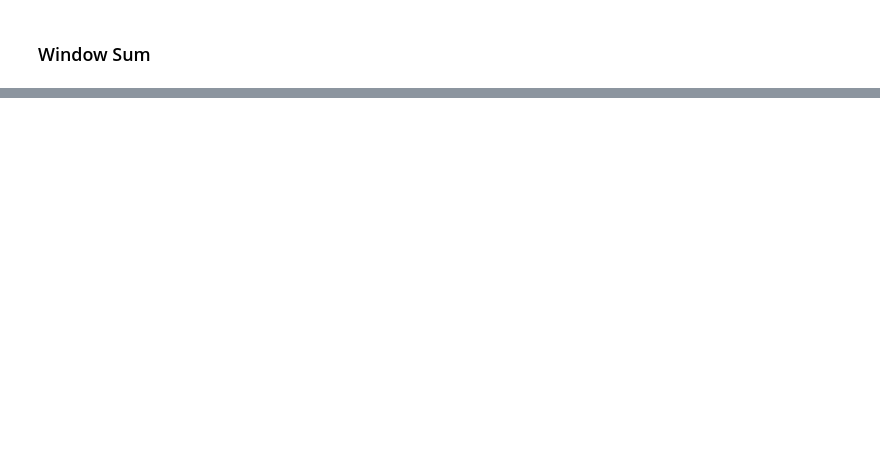
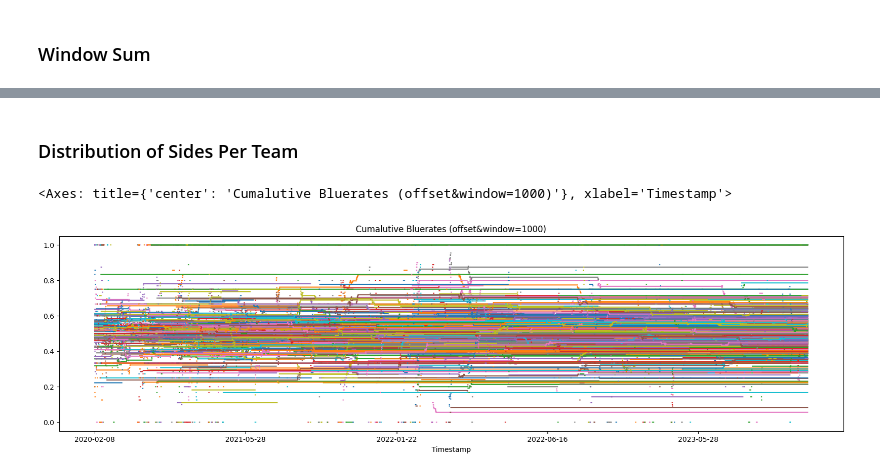
Before and after one commit to projectulterior/global-power-rankings, a Jupyter notebook: data_exploration.ipynb, the cells around one changed output, grey strips where cells are left out. Cells and saved outputs as stored; diff of their text form; code cells hidden in the pictures; blank space fills up the shorter version.

```diff
--- a/data_exploration.ipynb
+++ b/data_exploration.ipynb
@@ -128,0 +146,56 @@ winrates.plot(title="Window Winrates (offset="+str(offset) + ")", xlabel="Timest
+# %% [markdown]
+### Distribution of Sides Per Team
+# %%
+teams = pd.DataFrame(parse('data/teams.json'))
+team_ids = [team for team in teams['team_id']]
+team_ids
+
+def bluerate(games, team_id, offset=1000):
+    blues = [1 if blue_id == team_id  else 0 for blue_id in games["blue_id"]]
+    cum_blues = np.cumsum(blues)
+    # cum_blues[window:] = cum_blues[window:] - cum_blues[:-window]
+
+    reds = [1 if red_id == team_id else 0 for red_id in games['red_id']]
+    cum_reds = np.cumsum(reds)
+    # cum_reds[window:] = cum_reds[window:] - cum_reds[:-window]
+
+    played = cum_blues + cum_reds
+    # played[window:] = played[window:] - played[:-window]
+
+    bluerates = [cum_blues[i]/played[i] if played[i] != 0 else None for i in range(len(played))]
+
+    count = 0
+    last = None
+    for i in range(len(bluerates)):
+        if last and played[i] != last:
+            count += 1
+            bluerates[i] = None
+        if count > offset:
+            break
+        last = played[i]
+
+    return bluerates
+
+sorted = games.sort_values(by="tournament_startDate")
+
+offset = 1000
+threshold = 0.01
+
+dates = sorted["tournament_startDate"][offset:]
+
+rates = {}
+for team_id in team_ids:
+    team_rate = bluerate(sorted, team_id, offset)[offset:]
+
+    max = pd.DataFrame(team_rate).max()[0]
+    min = pd.DataFrame(team_rate).min()[0]
+
+    if (max and abs(max - 0.5) > threshold) or (min and abs(min - 0.5) > threshold ):
+        rates[team_id] = team_rate
+
+bluerates = pd.DataFrame(rates, index=dates)
+bluerates.plot(title="Cumalutive Bluerates (offset&window="+str(offset) + ")", xlabel="Timestamp", figsize=(20, 5), legend=False)
+# plt.legend(loc='center left', bbox_to_anchor=(1, 0.5))
+# %% [output]
+<Axes: title={'center': 'Cumalutive Bluerates (offset&window=1000)'}, xlabel='Timestamp'>
+[figure, added]
```
Also changed, not shown: parts of 3 cells of this notebook.
